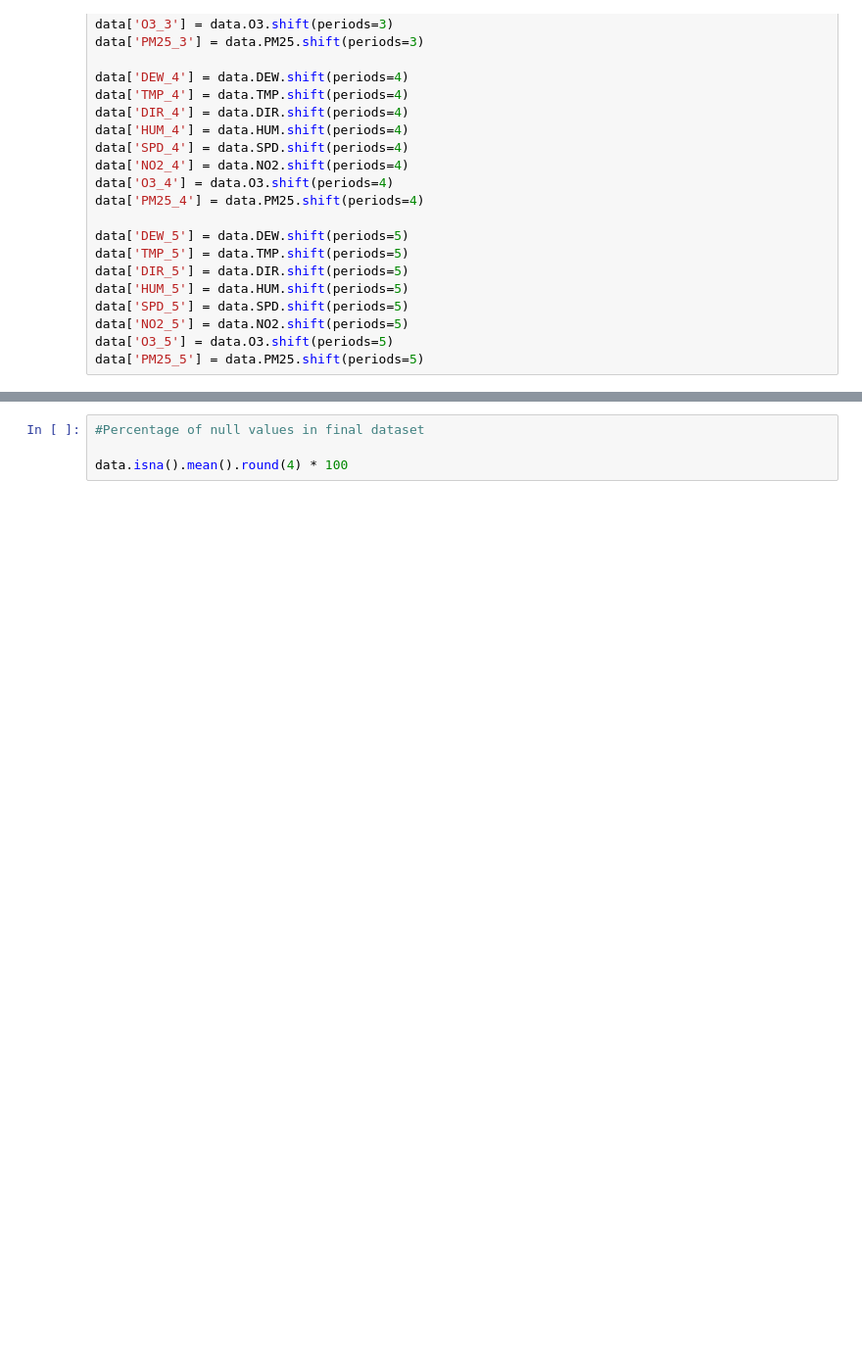
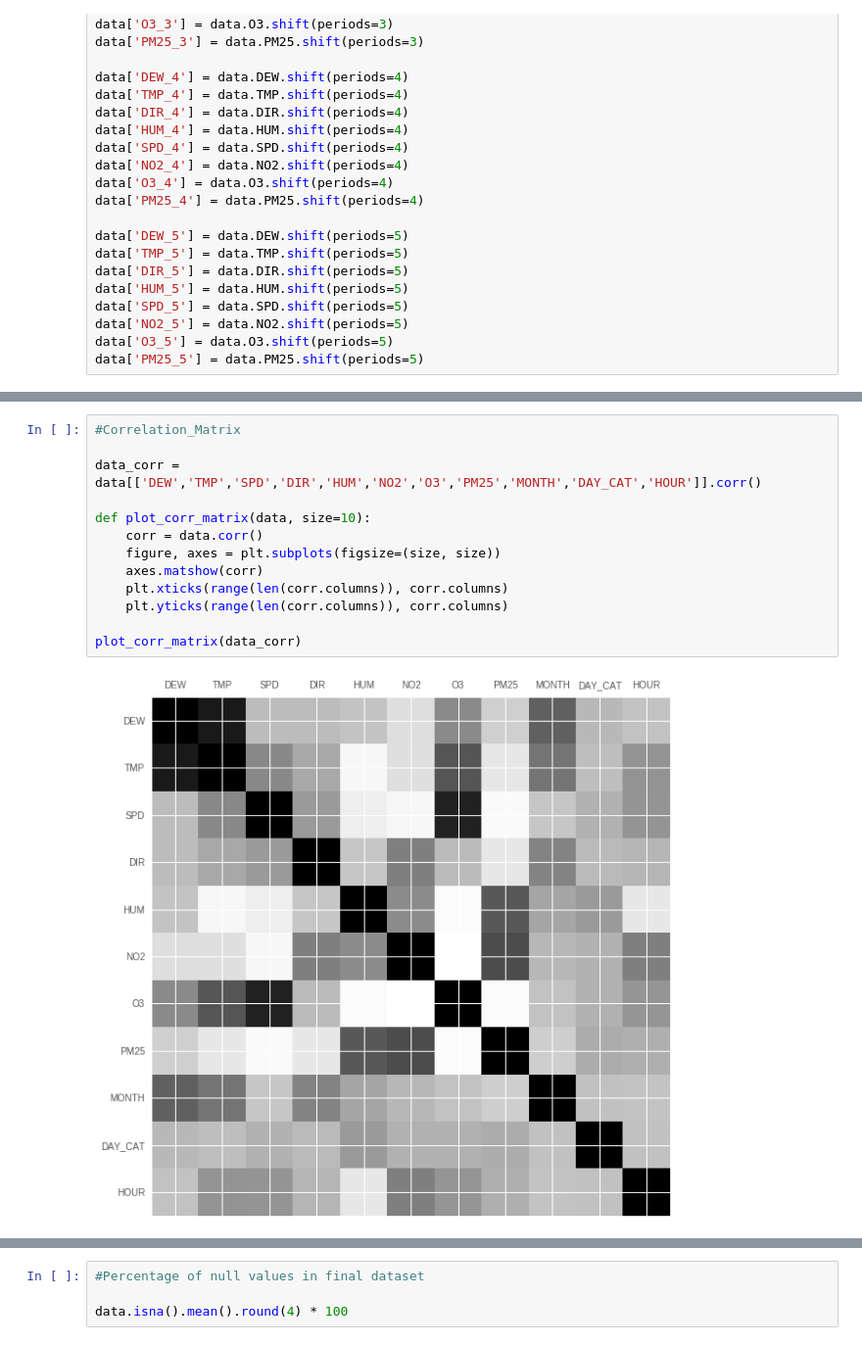
Before and after one commit to jmejco/data-analytics-cw, a Jupyter notebook: data_cleaning.ipynb, the cells around one changed output, grey strips where cells are left out. Shown at 98% size. Cells and saved outputs as stored; diff of their text form; blank space fills up the shorter version.

```diff
--- a/data_cleaning.ipynb
+++ b/data_cleaning.ipynb
@@ -164,0 +172,15 @@ data['PM25_5'] = data.PM25.shift(periods=5)
+# %%
+#Correlation_Matrix
+
+data_corr = data[['DEW','TMP','SPD','DIR','HUM','NO2','O3','PM25','MONTH','DAY_CAT','HOUR']].corr()
+
+def plot_corr_matrix(data, size=10):
+    corr = data.corr()
+    figure, axes = plt.subplots(figsize=(size, size))
+    axes.matshow(corr)
+    plt.xticks(range(len(corr.columns)), corr.columns)
+    plt.yticks(range(len(corr.columns)), corr.columns)
+
+plot_corr_matrix(data_corr)
+# %% [output]
+[figure, added]
```
Also changed, not shown: parts of 7 cells of this notebook.
